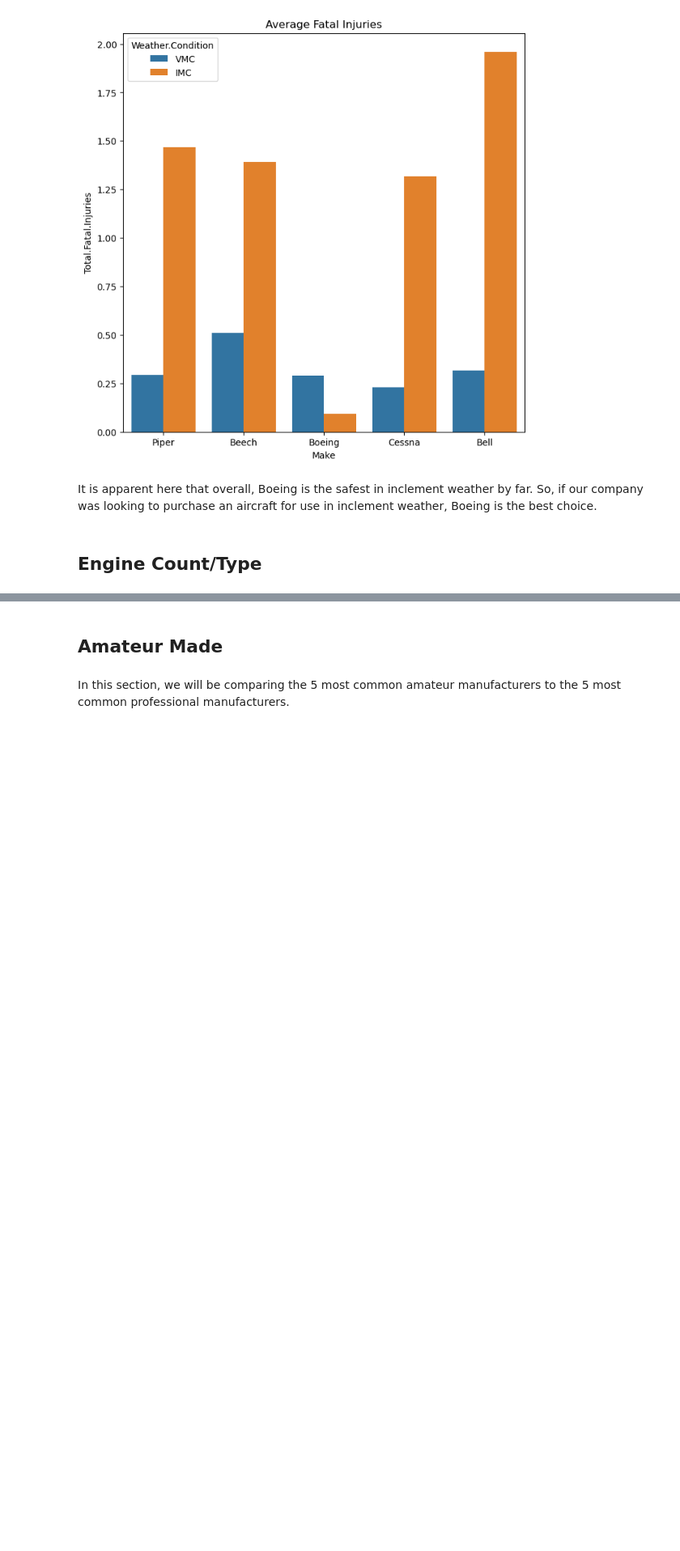
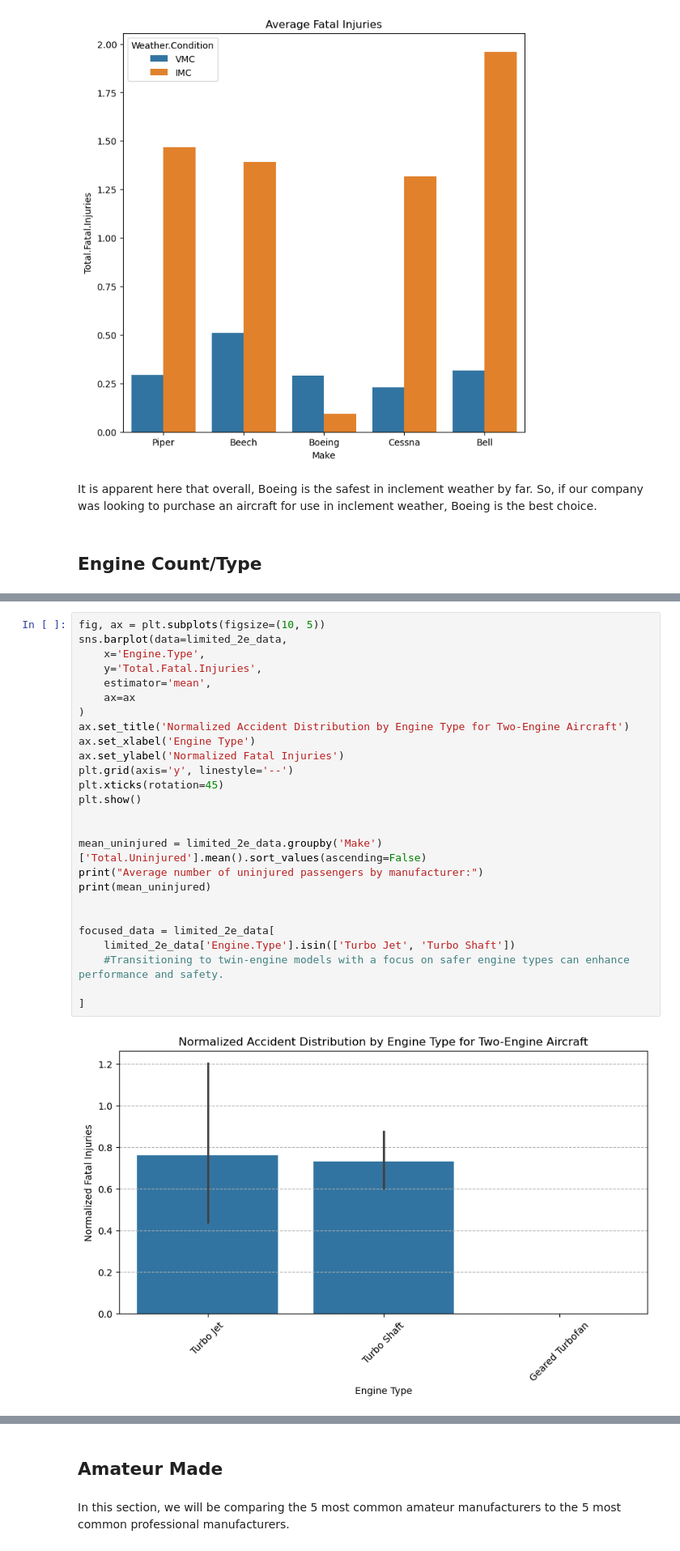
Before and after one commit to mgulbin13/dsc-phase-1-project, a Jupyter notebook: eda_and_viz.ipynb, the cells around one changed output, grey strips where cells are left out. Shown at 81% size. Drawn from its saved outputs; the diff is of its cells as text; blank space fills up the shorter version.

```diff
--- a/eda_and_viz.ipynb
+++ b/eda_and_viz.ipynb
@@ -143,0 +244,28 @@ It is apparent here that overall, Boeing is the safest in inclement weather by f
+# %%
+fig, ax = plt.subplots(figsize=(10, 5))
+sns.barplot(data=limited_2e_data,
+    x='Engine.Type',
+    y='Total.Fatal.Injuries',
+    estimator='mean',
+    ax=ax
+)
+ax.set_title('Normalized Accident Distribution by Engine Type for Two-Engine Aircraft')
+ax.set_xlabel('Engine Type')
+ax.set_ylabel('Normalized Fatal Injuries')
+plt.grid(axis='y', linestyle='--')
+plt.xticks(rotation=45)
+plt.show()
+
+
+mean_uninjured = limited_2e_data.groupby('Make')['Total.Uninjured'].mean().sort_values(ascending=False)
+print("Average number of uninjured passengers by manufacturer:")
+print(mean_uninjured)
+
+
+focused_data = limited_2e_data[
+    limited_2e_data['Engine.Type'].isin(['Turbo Jet', 'Turbo Shaft'])
+    #Transitioning to twin-engine models with a focus on safer engine types can enhance performance and safety.
+
+]
+# %% [output]
+[figure, added]
```
Also changed, not shown: parts of 9 cells of this notebook, 1 other file.
